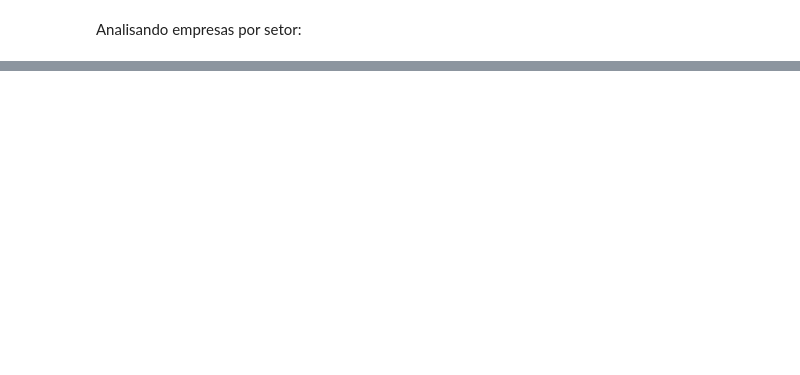
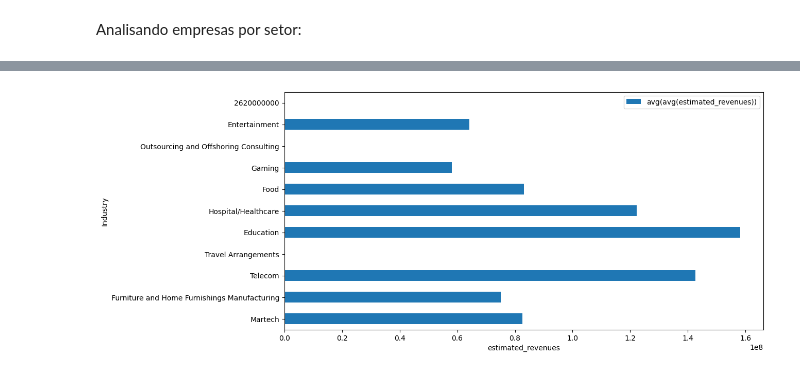
Before and after one commit to Beatrizdacruz/Spark_examples, a Jupyter notebook: examples/estudoSpark_py.ipynb, the cells around one changed output, grey strips where cells are left out. Drawn from its saved outputs; the diff is of its cells as text; code cells hidden in the pictures; blank space fills up the shorter version.

```diff
--- a/examples/estudoSpark_py.ipynb
+++ b/examples/estudoSpark_py.ipynb
@@ -215,0 +285,11 @@ data.groupBy("Industry").agg({"estimated_revenues": "avg"}).orderBy(col("avg(est
+# %%
+dados_selecionados = data.groupBy("Industry").agg({"estimated_revenues": "avg"}).orderBy(col("avg(estimated_revenues)").desc()).groupBy('Industry')\
+                     .mean()\
+                     .toPandas()
+
+
+dados_selecionados.iloc[ind ,:].plot(kind = 'barh', x='Industry', y = dados_selecionados.columns.tolist()[1:],
+                         figsize=(12, 6), ylabel = 'Industry', xlabel = 'estimated_revenues')
+plt.show()
+# %% [output]
+[figure, added]
```
Also changed, not shown: parts of 7 cells of this notebook.
